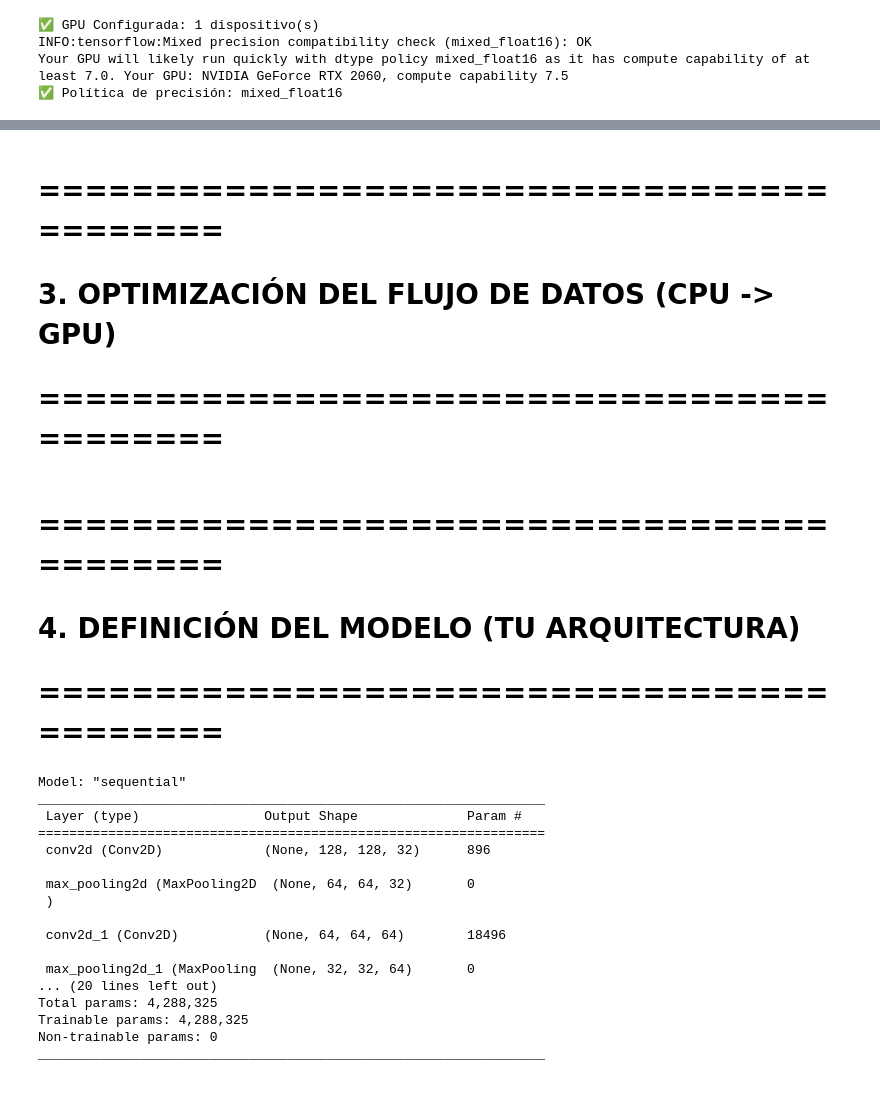
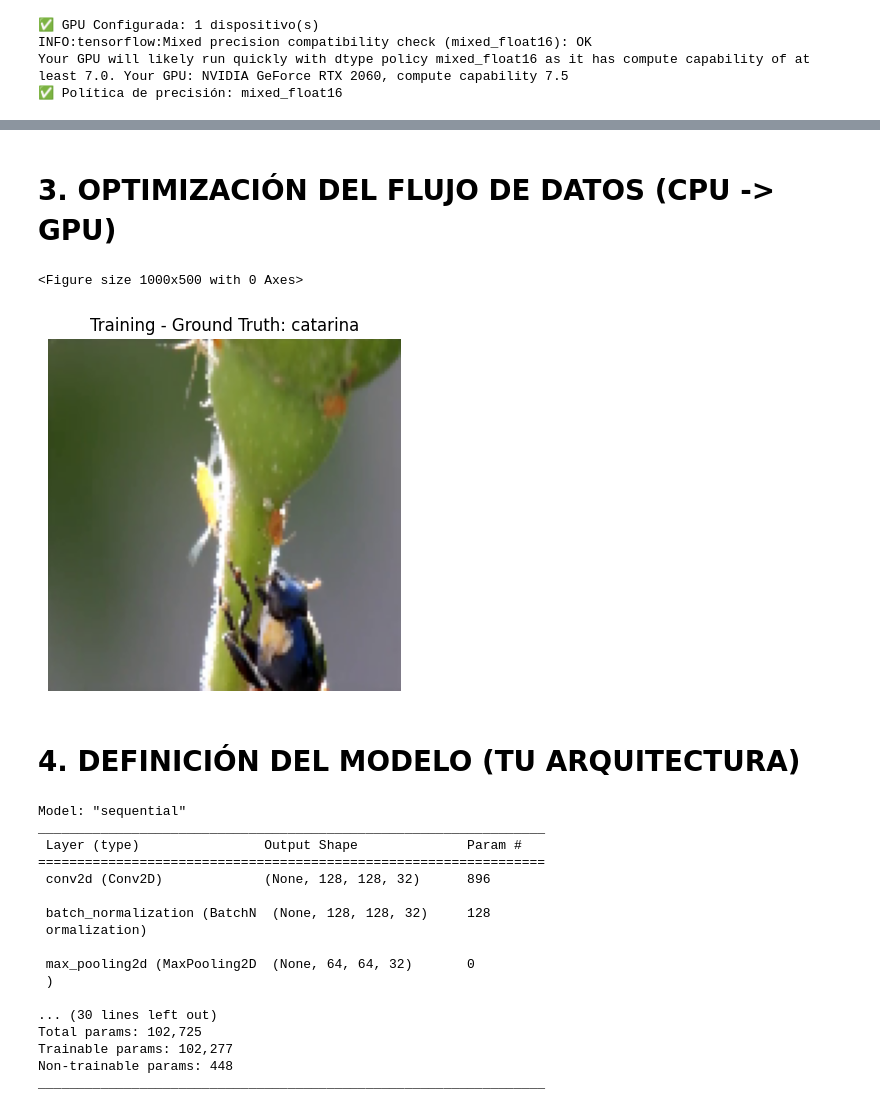
Before and after one commit to AgonyDart/ITM-2025-IA, a Jupyter notebook: projects/20251015_cnn/CNNexp.ipynb, the cells around one changed output, grey strips where cells are left out. Drawn from its saved outputs; the diff is of its cells as text; code cells hidden in the pictures.

```diff
--- a/projects/20251015_cnn/CNNexp.ipynb
+++ b/projects/20251015_cnn/CNNexp.ipynb
@@ -76,6 +72,4 @@ Using 9640 files for validation.
 
 Clases encontradas: ['catarina', 'gato', 'hormiga', 'perro', 'tortuga']
 # %% [markdown]
-# ==========================================
 # 3. OPTIMIZACIÓN DEL FLUJO DE DATOS (CPU -> GPU)
-# ==========================================
@@ -92,28 +76,64 @@ val_ds = val_ds.map(preprocess).cache().prefetch(buffer_size=AUTOTUNE)
+# %%
+AUTOTUNE = tf.data.AUTOTUNE
+
+normalization_layer = tf.keras.layers.Rescaling(1./255)
+
+def preprocess(image, label):
+    return normalization_layer(image), label
+
+train_ds = train_ds.map(preprocess).cache().shuffle(1000).prefetch(buffer_size=AUTOTUNE)
+val_ds = val_ds.map(preprocess).cache().prefetch(buffer_size=AUTOTUNE)
+plt.figure(figsize=(10, 5))
+
+plt.figure(figsize=(10, 5))
+
+for images, labels in train_ds.take(1):
+    image_array = images[0].numpy()
+
+    # 1. Scale back to 0-255
+    image_to_plot = (image_array * 255).astype(np.uint8)
+
+    # 2. Check and Squeeze the Channel (Essential for Grayscale)
+    if image_to_plot.shape[-1] == 1:
+        image_to_plot = np.squeeze(image_to_plot, axis=-1) # Change (H, W, 1) to (H, W)
+
+    plt.subplot(1, 2, 1)
+    # 3. Add cmap='gray' for grayscale images
+    plt.imshow(image_to_plot, cmap='gray')
+    plt.title(f"Training - Ground Truth: {class_names[np.argmax(labels[0])]}")
+    plt.axis('off')
+
+# ... (do the same for val_ds)
+plt.show()
+# %% [output]
+<Figure size 1000x500 with 0 Axes>
+[figure, added]
 # %% [markdown]
-# ==========================================
 # 4. DEFINICIÓN DEL MODELO (TU ARQUITECTURA)
-# ==========================================
 # %%
 from tensorflow.keras.models import Sequential
-from tensorflow.keras.layers import Dense, Dropout, Flatten, Conv2D, MaxPooling2D, LeakyReLU
+from tensorflow.keras.layers import Dense, Dropout, Flatten, Conv2D, MaxPooling2D, LeakyReLU, BatchNormalization, GlobalAveragePooling2D
 
 model = Sequential([
     tf.keras.layers.InputLayer(input_shape=(img_height, img_width, 3)),
 
-    Conv2D(32, kernel_size=(3, 3), padding='same', activation='relu'),
+    Conv2D(32, kernel_size=(3, 3), padding='same', activation='relu', kernel_regularizer=tf.keras.regularizers.L2(0.001)),
+    BatchNormalization(),
     MaxPooling2D((2, 2), padding='same'),
 
-    Conv2D(64, kernel_size=(3, 3), padding='same', activation='relu'),
+    Conv2D(64, kernel_size=(3, 3), padding='same', activation='relu', kernel_regularizer=tf.keras.regularizers.L2(0.001)),
+    BatchNormalization(),
     MaxPooling2D((2, 2)),
-    Dropout(0.25),
+    Dropout(0.3),
 
-    Conv2D(128, (3, 3), padding='same', activation='relu'),
+    Conv2D(128, (3, 3), padding='same', activation='relu', kernel_regularizer=tf.keras.regularizers.L2(0.001)),
+    BatchNormalization(),
     MaxPooling2D((2, 2)),
-    Dropout(0.25),
+    Dropout(0.4),
 
-    Flatten(),
+    GlobalAveragePooling2D(),
 
-    Dense(128, activation='relu'),
+    Dense(64, activation='relu', kernel_regularizer=tf.keras.regularizers.L2(0.001)),
     Dropout(0.5),
 
     Dense(n_classes, activation='softmax', dtype='float32')
@@ -127,15 +147,15 @@ _________________________________________________________________
 =================================================================
  conv2d (Conv2D)             (None, 128, 128, 32)      896
 
+ batch_normalization (BatchN  (None, 128, 128, 32)     128
+ ormalization)
+
  max_pooling2d (MaxPooling2D  (None, 64, 64, 32)       0
  )
 
- conv2d_1 (Conv2D)           (None, 64, 64, 64)        18496
-
- max_pooling2d_1 (MaxPooling  (None, 32, 32, 64)       0
-... (20 lines left out)
-Total params: 4,288,325
-Trainable params: 4,288,325
-Non-trainable params: 0
+... (30 lines left out)
+Total params: 102,725
+Trainable params: 102,277
+Non-trainable params: 448
 _________________________________________________________________
 # %% [markdown]
```
Also changed, not shown: parts of 10 cells of this notebook, 4 other files.
